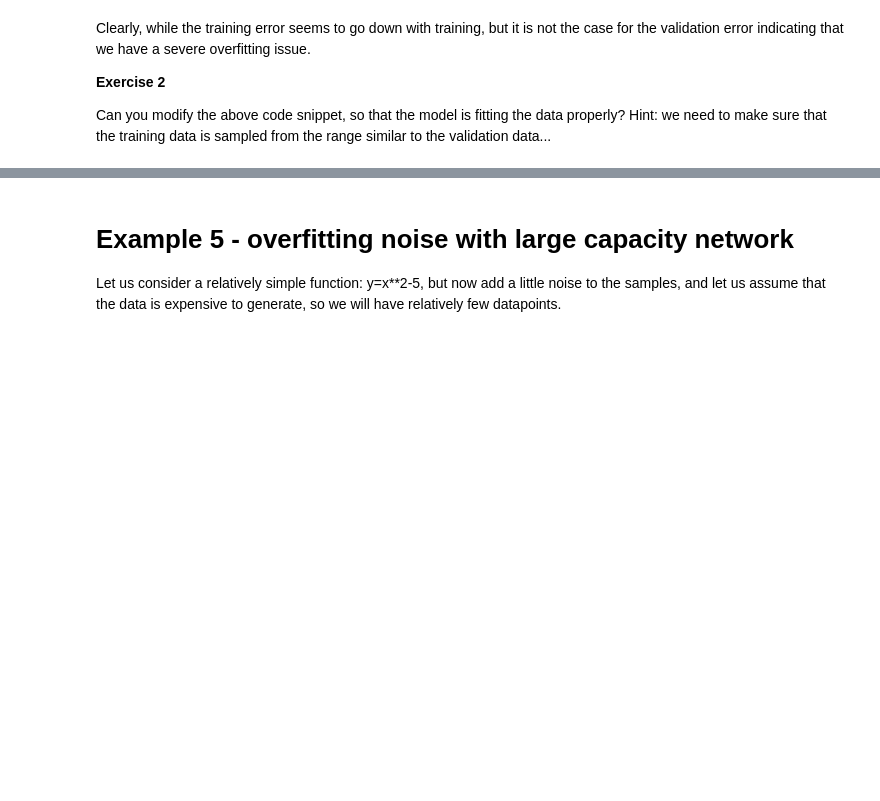
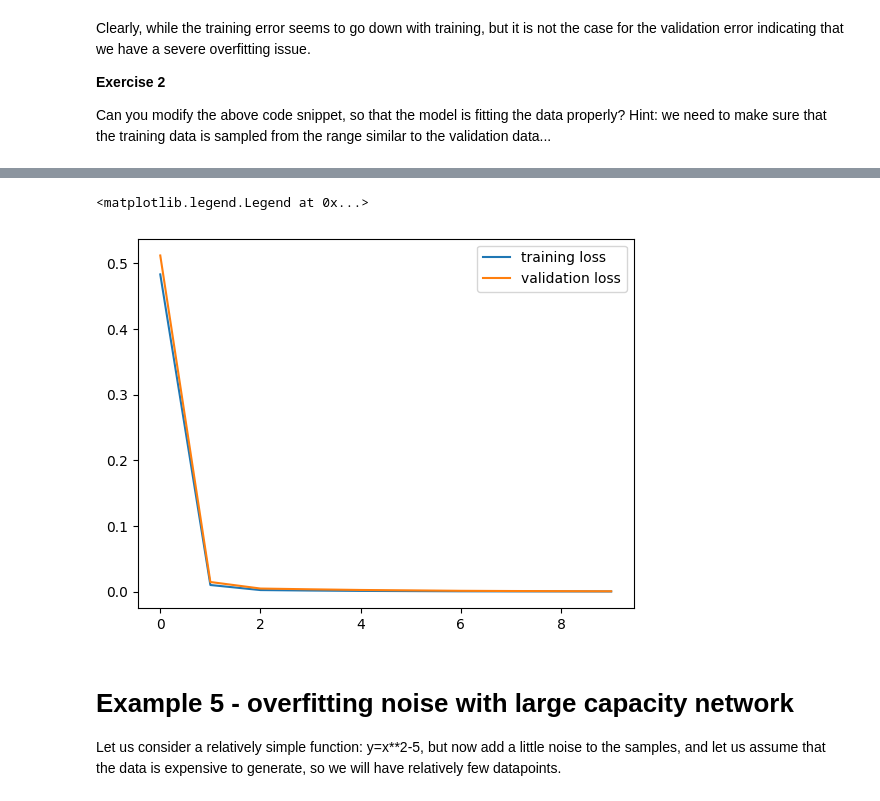
Before and after one commit to huypqh11/deef-life-su, a Jupyter notebook: Week_01/Deep4Life_Lab_1_Introduction_to_pytorch_noSolution.ipynb, the cells around one changed output, grey strips where cells are left out. Drawn from its saved outputs; the diff is of its cells as text; code cells hidden in the pictures; blank space fills up the shorter version.

```diff
--- a/Week_01/Deep4Life_Lab_1_Introduction_to_pytorch_noSolution.ipynb
+++ b/Week_01/Deep4Life_Lab_1_Introduction_to_pytorch_noSolution.ipynb
@@ -616,0 +770,71 @@ Can you modify the above code snippet, so that the model is fitting the data pro
+# %%
+# we create the training data
+train_cos_Xs=np.random.rand(200)*6
+train_cos_Ys=np.cos(train_cos_Xs)
+
+# and the validation data
+val_cos_Xs=np.random.rand(30)*6
+val_cos_Ys=np.cos(val_cos_Xs)
+
+
+#convert our numpy arrays Xs and Ys into torch vectors we can use in training
+
+inputs = torch.tensor(train_cos_Xs.reshape((200,1)), dtype=torch.float32)
+targets = torch.tensor(train_cos_Ys.reshape((200,1)), dtype=torch.float32)
+val_inputs=torch.tensor(val_cos_Xs.reshape((30,1)), dtype=torch.float32)
+val_targets=torch.tensor(val_cos_Ys.reshape((30,1)), dtype=torch.float32)
+
+#we set the parameters of our simple network architecture
+N_input=1
+N_hidden=25
+N_output=1
+
+#create the model based on these parameters
+model = nn.Sequential(
+    nn.Linear(N_input, N_hidden),
+    nn.ReLU(),
+    nn.Linear(N_hidden, N_output),
+)
+
+criterion =  torch.nn.MSELoss()  # Mean Square Error
+
+# Construct the optimizer (Now we use Adam, a bit smarter optimizer)
+
+optimizer = torch.optim.Adam(model.parameters(), lr=0.001) # lr is the learning rate
+
+N_epochs=5000
+loss_vals=[]
+valid_vals=[]
+
+# Gradient Descent
+for epoch in range(N_epochs):
+    # Forward pass: Compute predicted y by passing x to the model
+    y_pred = model(inputs)
+
+    # Compute and print loss
+    loss = criterion(y_pred, targets)
+
+    # Zero gradients, perform a backward pass, and update the weights.
+    optimizer.zero_grad()
+
+    # perform a backward pass (backpropagation)
+    loss.backward()
+
+    # Update the parameters
+    optimizer.step()
+
+    if epoch % 500 == 0:                              #we will print fewer loss values
+        loss_vals.append(loss.item())
+
+        with torch.no_grad():
+            val_output = model(val_inputs)
+            val_loss=criterion(val_output,val_targets)
+            valid_vals.append(val_loss.item())
+
+        print('epoch: ', epoch, ' loss: ', loss.item(),"validation loss: ",val_loss.item())
+
+#let us see the behavior of both training and validation loss
+plt.plot(loss_vals,label="training loss")
+plt.plot(valid_vals,label="validation loss")
+plt.legend()
+# %% [output]
@@ -617,3 +851,5 @@ Can you modify the above code snippet, so that the model is fitting the data pro
+<matplotlib.legend.Legend at 0x...>
+[figure, added]
 # %% [markdown]
 # Example 5 - overfitting noise with large capacity network
 
```
Also changed, not shown: parts of 20 cells of this notebook.
